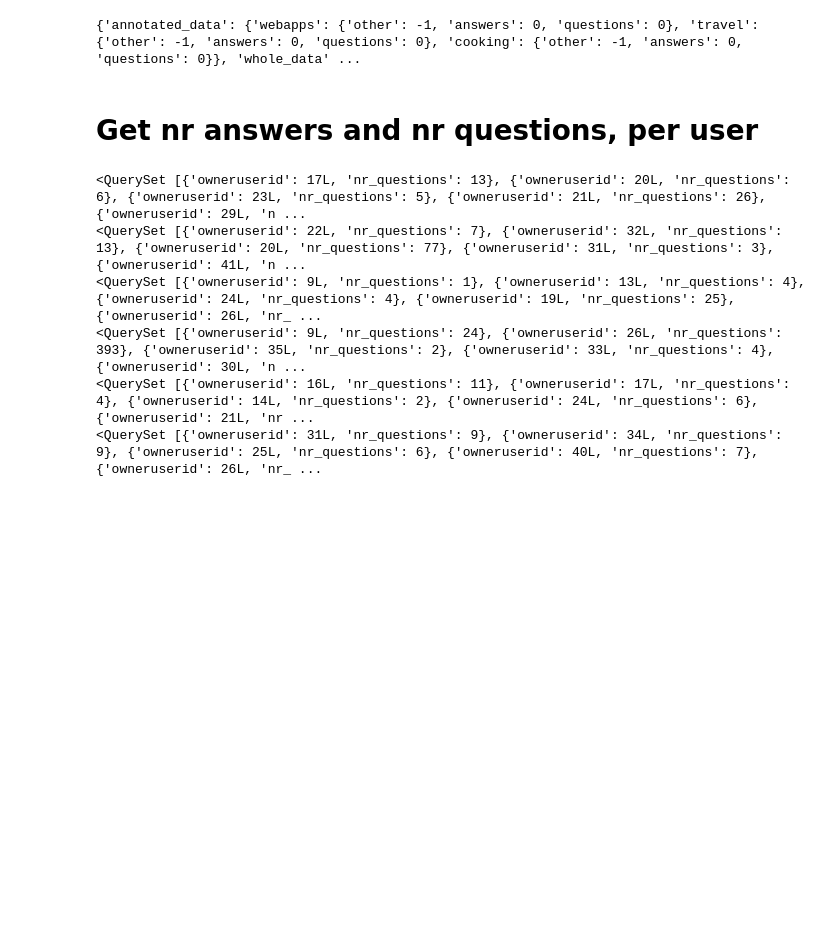
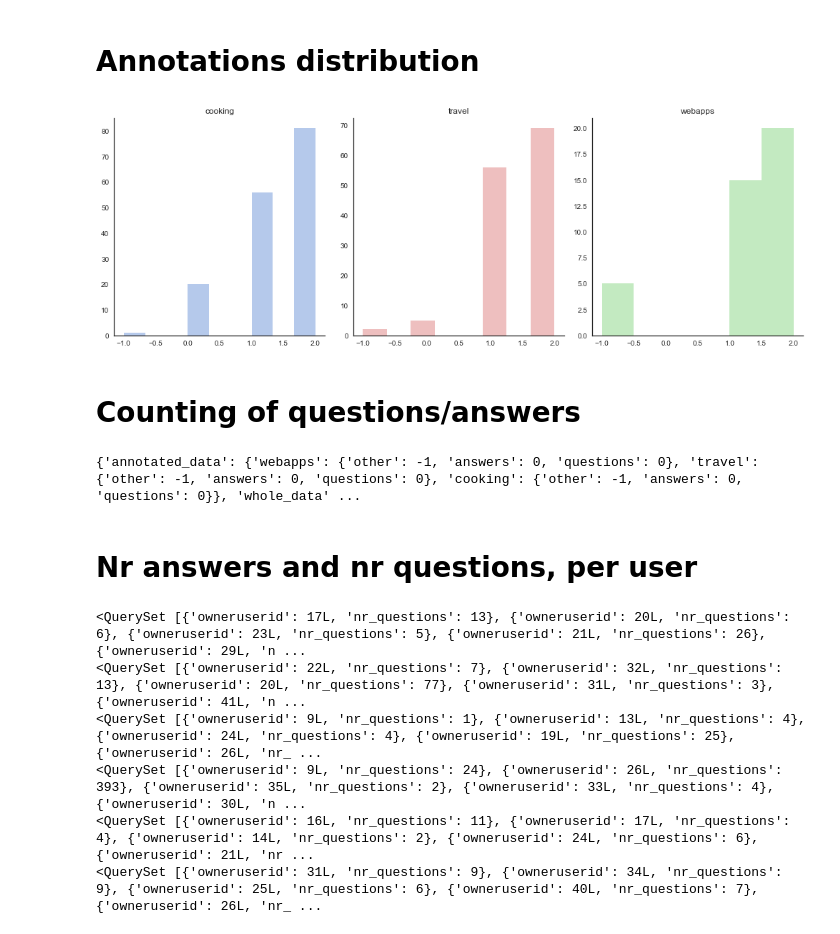
Before and after one commit to enricorotundo/StackexchangeDatadumpQualityAnnotator, a Jupyter notebook: Analysis/pre-analysis.ipynb, the cells around one changed output. Saved outputs shown, nothing was run; the diff lists cells and outputs as text; code cells hidden in the pictures; blank space fills up the shorter version.

```diff
--- a/Analysis/pre-analysis.ipynb
+++ b/Analysis/pre-analysis.ipynb
@@ -40,3 +80,36 @@ for db in available_dbs:
+# %% [markdown]
+# Annotations distribution
+# %%
+base_path = 'annotations_backups/'
+
+# get the latest csv, per db
+cooking_path = sorted(glob.glob(base_path + 'cooking_*.csv'))[-1:][0]
+travel_path = sorted(glob.glob(base_path + 'travel_*.csv'))[-1:][0]
+webapps_path = sorted(glob.glob(base_path + 'webapps_*.csv'))[-1:][0]
+
+cooking_df = pd.read_csv(cooking_path, index_col='id')
+travel_df = pd.read_csv(travel_path,  index_col='id')
+webapps_df = pd.read_csv(webapps_path,  index_col='id')
+
+cooking_ann_dist = cooking_df.max(axis=1)
+travel_ann_dist = travel_df.max(axis=1)
+webapps_ann_dist = webapps_df.max(axis=1)
+# %%
+f, axes = plt.subplots(1, 3, figsize=(14, 5))
+sns.despine()
+
+g = sns.distplot(a=cooking_ann_dist, kde=False, color="b", ax=axes[0])
+g.axes.set_title('cooking')
+g = sns.distplot(a=travel_ann_dist, kde=False, color="r", ax=axes[1])
+g.axes.set_title('travel')
+g = sns.distplot(a=webapps_ann_dist, kde=False, color="g", ax=axes[2])
+g.axes.set_title('webapps')
+
+plt.tight_layout()
+# %% [output]
+[figure, added]
+# %% [markdown]
+# Counting of questions/answers
 # %%
 items_counting = {
     'whole_data': {
@@ -138,7 +211,7 @@ print items_counting
 # %% [output]
 {'annotated_data': {'webapps': {'other': -1, 'answers': 0, 'questions': 0}, 'travel': {'other': -1, 'answers': 0, 'questions': 0}, 'cooking': {'other': -1, 'answers': 0, 'questions': 0}}, 'whole_data' ...
 # %% [markdown]
-# Get nr answers and nr questions, per user
+# Nr answers and nr questions, per user
 # %%
 # note: ids are non-negative integers
 users_activity = {
```
Also changed, not shown: parts of 8 cells of this notebook, 5 other files.
